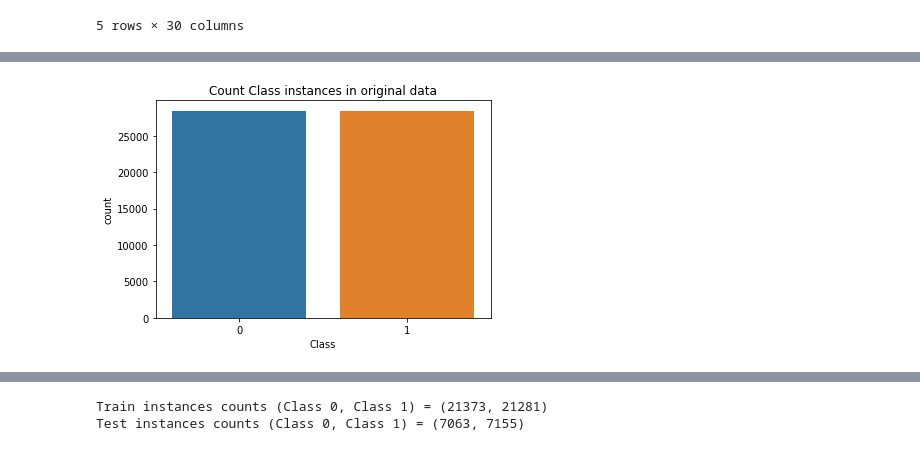
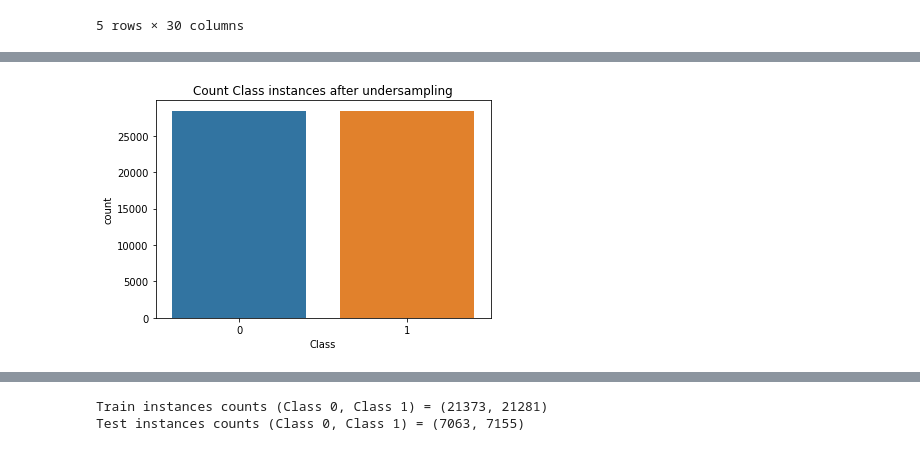
Before and after one commit to codaubianca/fraud-detection-challenge, a Jupyter notebook: IntermediateChallenge_CreditFraud.ipynb, the cells around one changed output, grey strips where cells are left out. Saved outputs shown, nothing was run; the diff lists cells and outputs as text; code cells hidden in the pictures.

```diff
--- a/IntermediateChallenge_CreditFraud.ipynb
+++ b/IntermediateChallenge_CreditFraud.ipynb
@@ -162,11 +164,11 @@ X_sampled.head()
 # %%
 dat_sampled = X_sampled.copy()
 dat_sampled["Class"] = y_sampled
 sns.countplot(x='Class', data=dat_sampled)
-plt.title('Count Class instances in original data')
+plt.title('Count Class instances after undersampling')
 plt.show()
 # %% [output]
-[figure, old version]
+[figure, new version]
 # %%
 # perform a train test split on imbalanced dataset
 # train dataset split as 90% as cross validation will be performed afterwards
```
Also changed, not shown: parts of 23 cells of this notebook.
